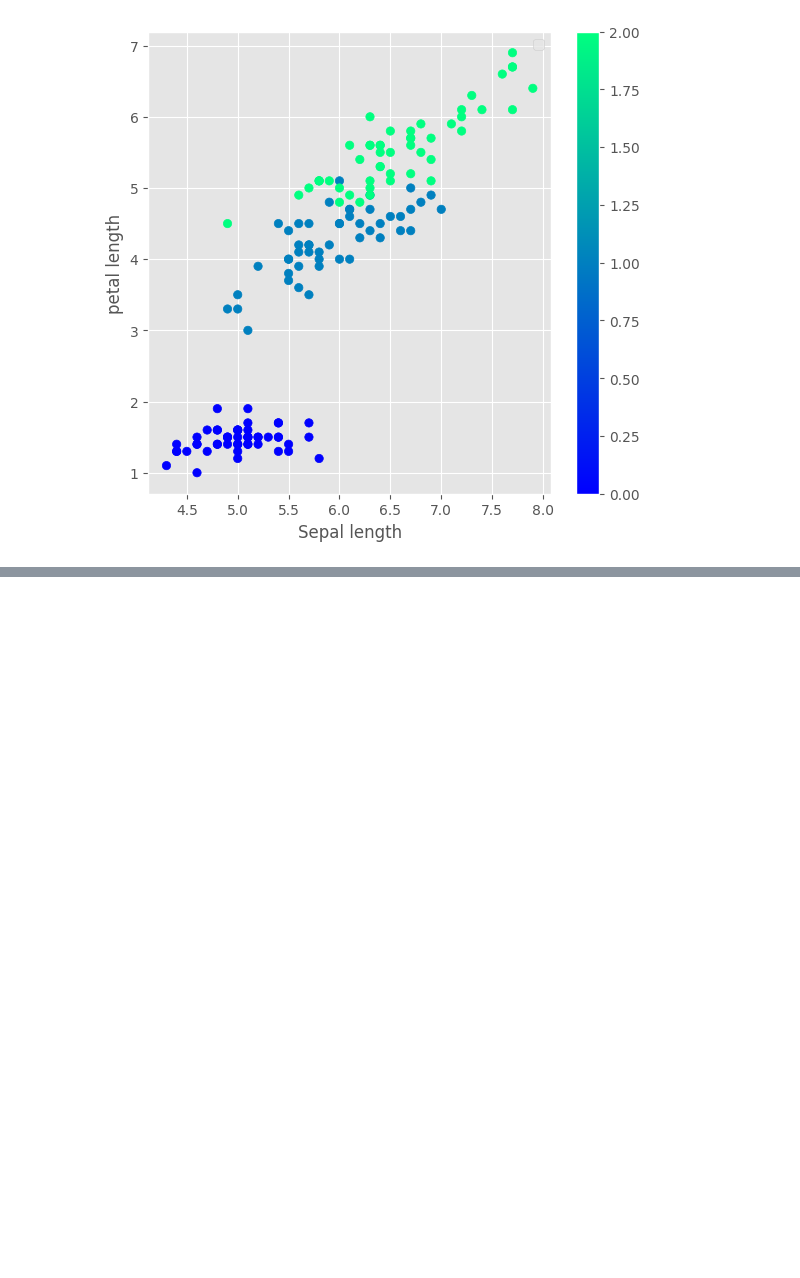
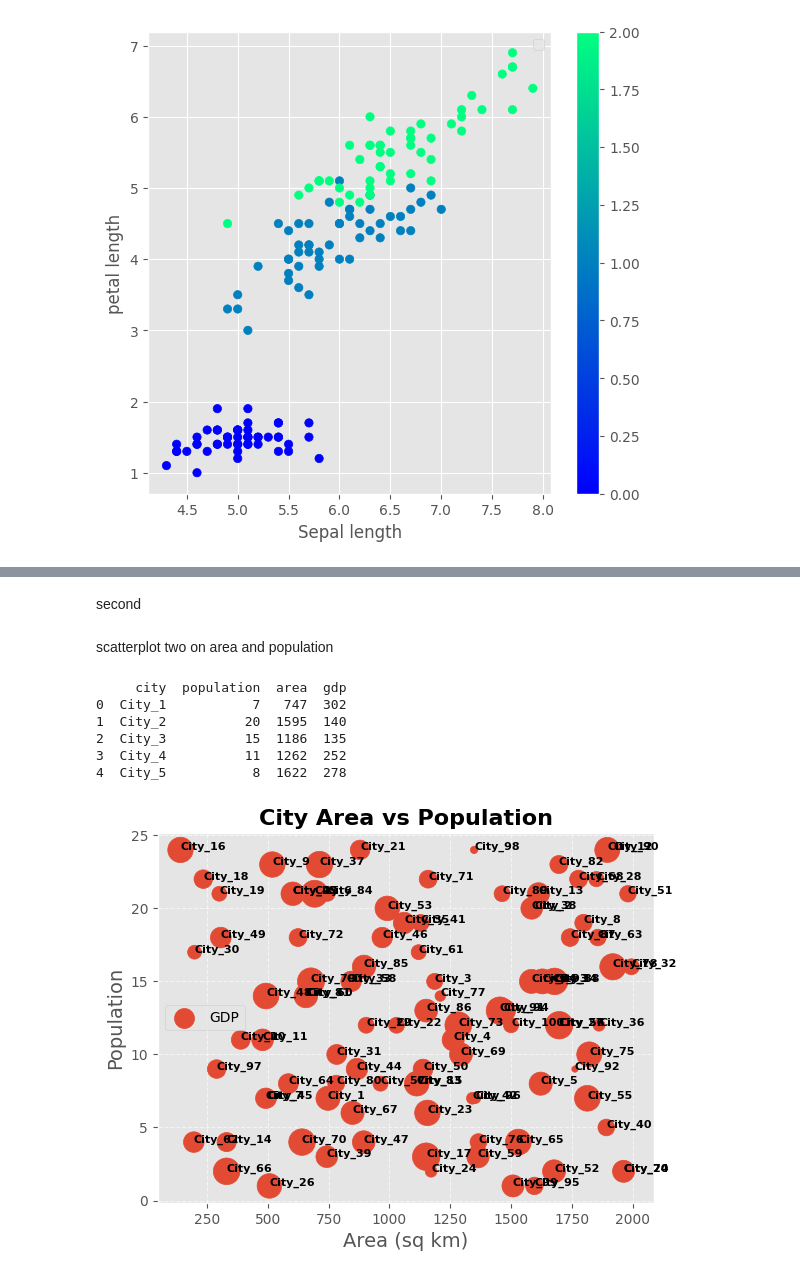
Before and after one commit to Ganesh20000/100_day_of_code, a Jupyter notebook: matplotlib/session24.ipynb, the cells around one changed output, grey strips where cells are left out. Saved outputs shown, nothing was run; the diff lists cells and outputs as text; code cells hidden in the pictures; blank space fills up the shorter version.

```diff
--- a/matplotlib/session24.ipynb
+++ b/matplotlib/session24.ipynb
@@ -51,0 +112,40 @@ plt.savefig('sample')
+# %% [markdown]
+second
+# %% [markdown]
+scatterplot two on area and population
+# %%
+
+n = 100
+
+# create random dataset
+np.random.seed(42)  # for reproducibility
+data = {
+    "city": [f"City_{i}" for i in range(1, n+1)],
+    "population": np.random.randint(1, 25, n),     # in millions
+    "area": np.random.randint(100, 2000, n),       # km²
+    "gdp": np.random.randint(20, 400, n)           # billion USD
+}
+
+df = pd.DataFrame(data)
+print(df.head())
+# %% [output]
+     city  population  area  gdp
+0  City_1           7   747  302
+1  City_2          20  1595  140
+2  City_3          15  1186  135
+3  City_4          11  1262  252
+4  City_5           8  1622  278
+# %%
+plt.Figure(figsize=(10,9))
+plt.scatter(df['area'],df['population'],s=df['gdp'],label='GDP')
+
+for i in range(df.shape[0]):
+    plt.text(df['area'].values[i],df['population'].values[i],df['city'].values[i],fontsize=8,fontweight="bold")
+plt.title("City Area vs Population", fontsize=16, fontweight="bold")
+plt.xlabel("Area (sq km)", fontsize=14)
+plt.ylabel("Population", fontsize=14)
+plt.grid(True, linestyle="--", alpha=0.6)
+plt.legend()
+plt.show()
+# %% [output]
+[figure, added]
```
Also changed, not shown: parts of 16 cells of this notebook, 2 other files.
